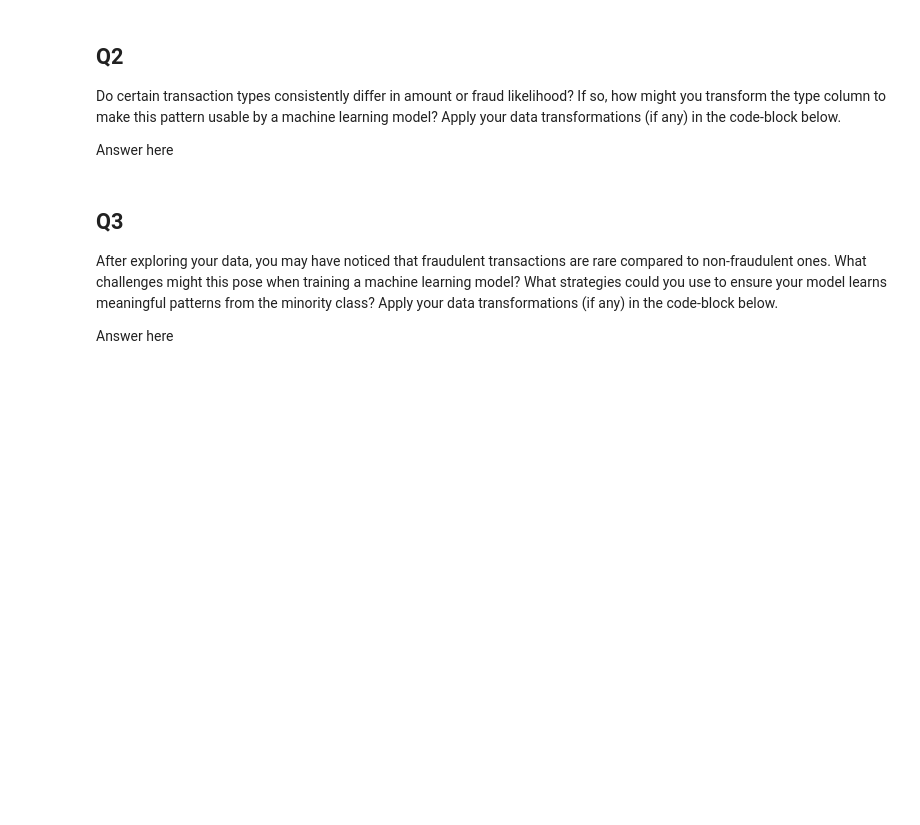
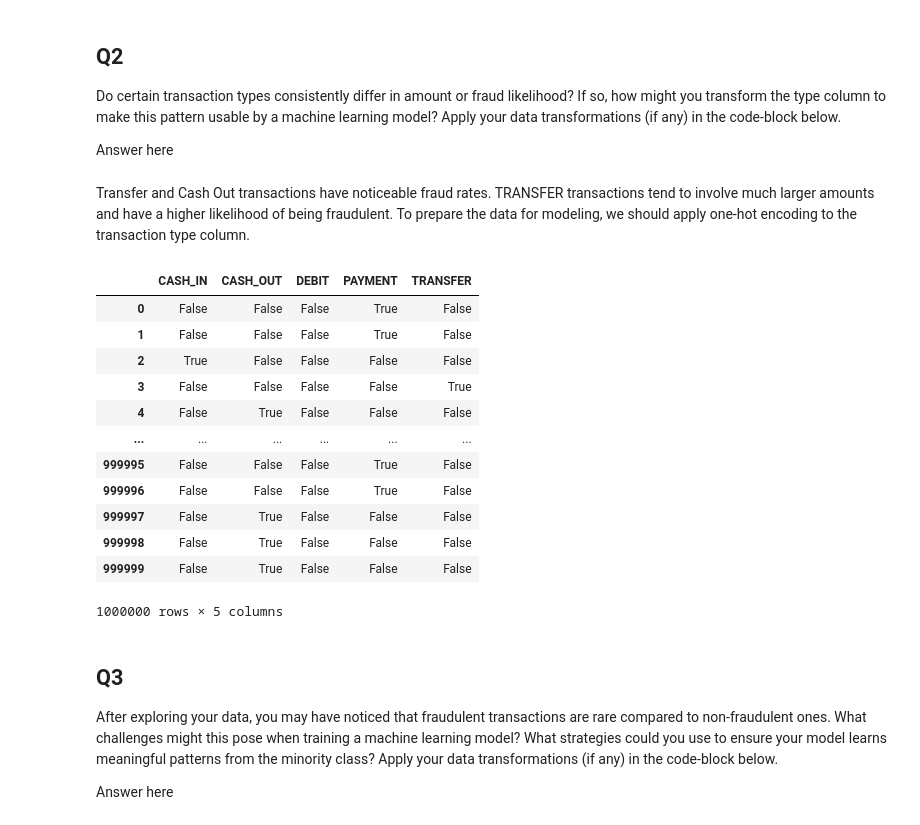
Before and after one commit to NadyaT-hub/Fraud-Detection-T-Lab, a Jupyter notebook: notebooks/transform.ipynb, the cells around one changed output. Drawn from its saved outputs; the diff is of its cells as text; code cells hidden in the pictures; blank space fills up the shorter version.

```diff
--- a/notebooks/transform.ipynb
+++ b/notebooks/transform.ipynb
@@ -58,6 +67,30 @@ print(transactions_cleaned.shape)
 Do certain transaction types consistently differ in amount or fraud likelihood? If so, how might you transform the type column to make this pattern usable by a machine learning model? Apply your data transformations (if any) in the code-block below.
 
 Answer here
+# %% [markdown]
+Transfer and Cash Out transactions have noticeable fraud rates. TRANSFER transactions tend to involve much larger amounts and have a higher likelihood of being fraudulent. To prepare the data for modeling, we should apply one-hot encoding to the transaction type column.
+# %%
+# this line turns the string of multiple categories into a list
+encoded_transactions = cleaned_transactions['type'].str.split(',')
+# this one hot encodes the column containing lists into multiple rows each containing a category
+dummy_transactions = pd.get_dummies(encoded_transactions.explode())
+# this puts together those separate rows keeping the one hot encoded values
+dummy_transactions = dummy_transactions.groupby(dummy_transactions.index).max()
+dummy_transactions
+# %% [output]
+|  | CASH_IN | CASH_OUT | DEBIT | PAYMENT | TRANSFER |
+| 0 | False | False | False | True | False |
+| 1 | False | False | False | True | False |
+| 2 | True | False | False | False | False |
+| 3 | False | False | False | False | True |
+| 4 | False | True | False | False | False |
+| ... | ... | ... | ... | ... | ... |
+| 999995 | False | False | False | True | False |
+| 999996 | False | False | False | True | False |
+| 999997 | False | True | False | False | False |
+| 999998 | False | True | False | False | False |
+| 999999 | False | True | False | False | False |
+1000000 rows × 5 columns
 # %% [markdown]
 ## Q3
 
```
Also changed, not shown: parts of 4 cells of this notebook, 1 other file.
